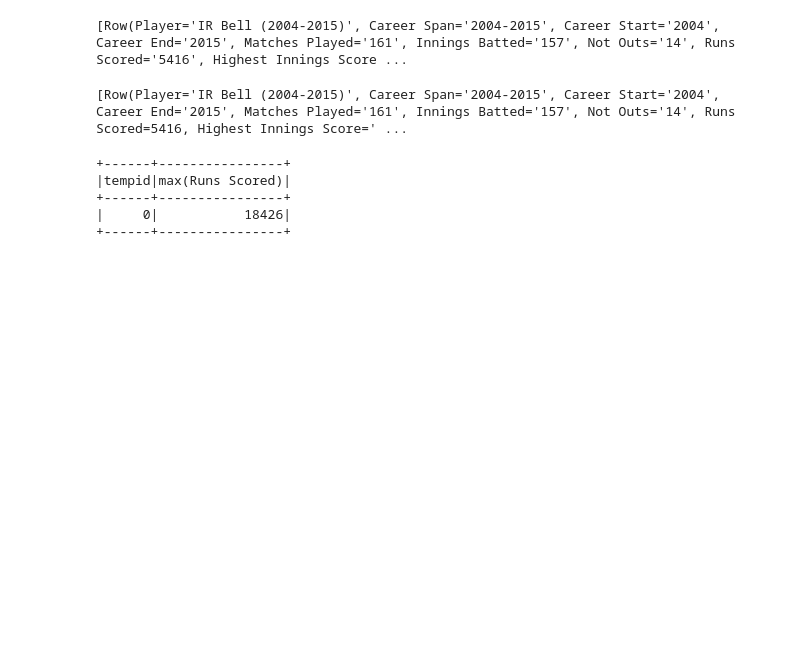
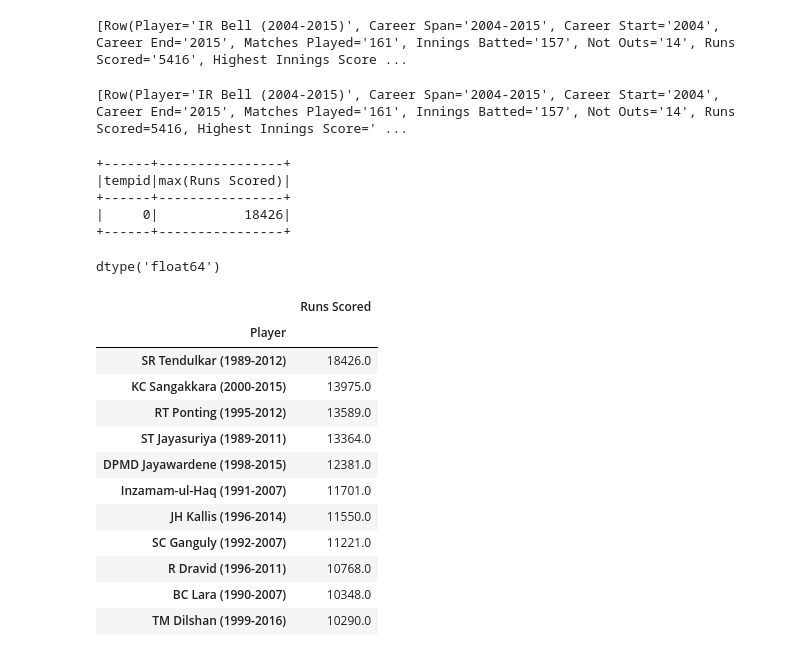
Before and after one commit to mohitsingh197/Jupyter_Notebooks, a Jupyter notebook: Spark-Vs-Python-ICC-Data.ipynb, the cells around one changed output. Drawn from its saved outputs; the diff is of its cells as text; code cells hidden in the pictures; blank space fills up the shorter version.

```diff
--- a/Spark-Vs-Python-ICC-Data.ipynb
+++ b/Spark-Vs-Python-ICC-Data.ipynb
@@ -256,3 +256,23 @@ df_batting.withColumn('tempid', F.lit(0)).groupBy('tempid').agg(F.max('Runs Scor
 +------+----------------+
 |     0|           18426|
 +------+----------------+
+# %%
+odi_bat['Runs Scored'].dtype
+# %% [output]
+dtype('float64')
+# %%
+odi_bat[odi_bat['Runs Scored'] > 10000][['Player','Runs Scored']].set_index('Player').sort_values('Runs Scored', ascending=False)
+# %% [output]
+|  | Runs Scored |
+| Player |  |
+| SR Tendulkar (1989-2012) | 18426.0 |
+| KC Sangakkara (2000-2015) | 13975.0 |
+| RT Ponting (1995-2012) | 13589.0 |
+| ST Jayasuriya (1989-2011) | 13364.0 |
+| DPMD Jayawardene (1998-2015) | 12381.0 |
+| Inzamam-ul-Haq (1991-2007) | 11701.0 |
+| JH Kallis (1996-2014) | 11550.0 |
+| SC Ganguly (1992-2007) | 11221.0 |
+| R Dravid (1996-2011) | 10768.0 |
+| BC Lara (1990-2007) | 10348.0 |
+| TM Dilshan (1999-2016) | 10290.0 |
```
Also changed, not shown: parts of 6 cells of this notebook.
